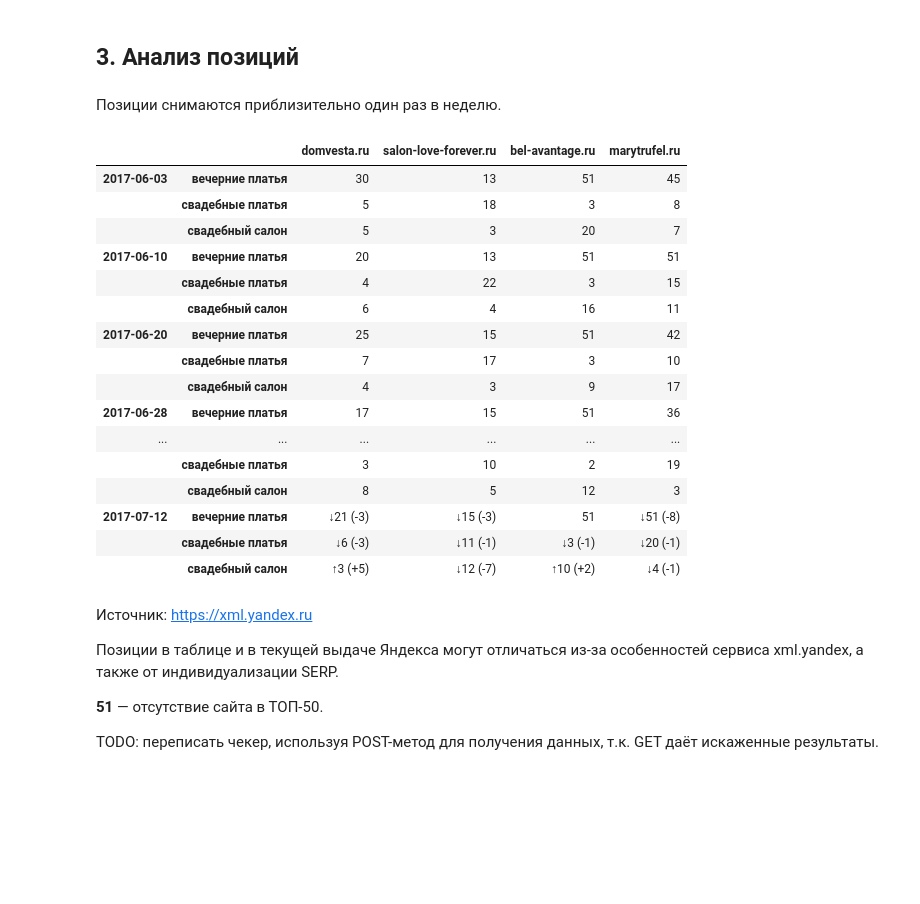
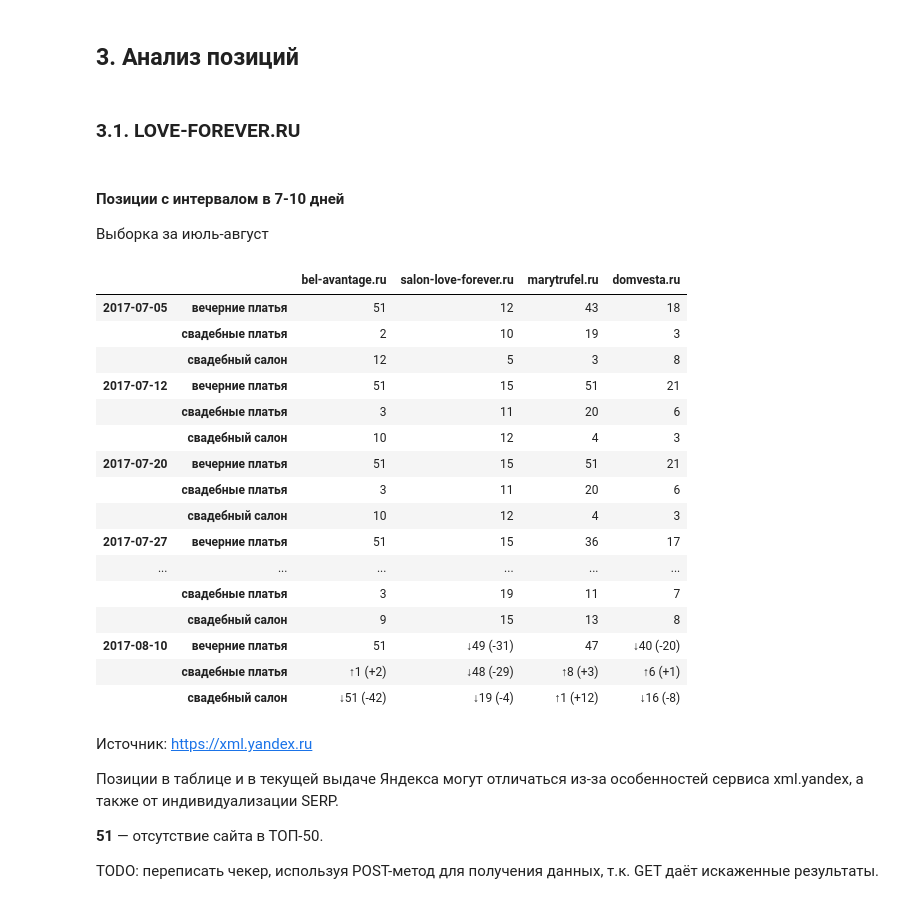
Before and after one commit to salon-love-forever/reports, a Jupyter notebook: slon-love-forever.ru.ipynb, the cells around one changed output. Drawn from its saved outputs; the diff is of its cells as text; code cells hidden in the pictures; blank space fills up the shorter version.

```diff
--- a/slon-love-forever.ru.ipynb
+++ b/slon-love-forever.ru.ipynb
@@ -141,27 +160,32 @@ ticks = ax.set_xticklabels(['{:%b %Y}'.format(x) for x in organic.index]);
 # %% [markdown]
 ## 3. Анализ позиций
-# %% [markdown]
-Позиции снимаются приблизительно один раз в неделю.
-# %%
-positions_dynamic
-# %% [output]
-|  |  | domvesta.ru | salon-love-forever.ru | bel-avantage.ru | marytrufel.ru |
-| 2017-06-03 | вечерние платья | 30 | 13 | 51 | 45 |
-|  | свадебные платья | 5 | 18 | 3 | 8 |
-|  | свадебный салон | 5 | 3 | 20 | 7 |
-| 2017-06-10 | вечерние платья | 20 | 13 | 51 | 51 |
-|  | свадебные платья | 4 | 22 | 3 | 15 |
-|  | свадебный салон | 6 | 4 | 16 | 11 |
-| 2017-06-20 | вечерние платья | 25 | 15 | 51 | 42 |
-|  | свадебные платья | 7 | 17 | 3 | 10 |
-|  | свадебный салон | 4 | 3 | 9 | 17 |
-| 2017-06-28 | вечерние платья | 17 | 15 | 51 | 36 |
-| ... | ... | ... | ... | ... | ... |
-|  | свадебные платья | 3 | 10 | 2 | 19 |
-|  | свадебный салон | 8 | 5 | 12 | 3 |
-| 2017-07-12 | вечерние платья | ↓21 (-3) | ↓15 (-3) | 51 | ↓51 (-8) |
-|  | свадебные платья | ↓6 (-3) | ↓11 (-1) | ↓3 (-1) | ↓20 (-1) |
-|  | свадебный салон | ↑3 (+5) | ↓12 (-7) | ↑10 (+2) | ↓4 (-1) |
+# %% [markdown]
+### 3.1. LOVE-FOREVER.RU
+# %% [markdown]
+#### Позиции с интервалом в 7-10 дней
+Выборка за июль-август
+# %%
+All = slice(None)
+# %%
+change_positions(positions.loc[(slice('2017-07','2017-08'), All), All])
+# %% [output]
+|  |  | bel-avantage.ru | salon-love-forever.ru | marytrufel.ru | domvesta.ru |
+| 2017-07-05 | вечерние платья | 51 | 12 | 43 | 18 |
+|  | свадебные платья | 2 | 10 | 19 | 3 |
+|  | свадебный салон | 12 | 5 | 3 | 8 |
+| 2017-07-12 | вечерние платья | 51 | 15 | 51 | 21 |
+|  | свадебные платья | 3 | 11 | 20 | 6 |
+|  | свадебный салон | 10 | 12 | 4 | 3 |
+| 2017-07-20 | вечерние платья | 51 | 15 | 51 | 21 |
+|  | свадебные платья | 3 | 11 | 20 | 6 |
+|  | свадебный салон | 10 | 12 | 4 | 3 |
+| 2017-07-27 | вечерние платья | 51 | 15 | 36 | 17 |
+| ... | ... | ... | ... | ... | ... |
+|  | свадебные платья | 3 | 19 | 11 | 7 |
+|  | свадебный салон | 9 | 15 | 13 | 8 |
+| 2017-08-10 | вечерние платья | 51 | ↓49 (-31) | 47 | ↓40 (-20) |
+|  | свадебные платья | ↑1 (+2) | ↓48 (-29) | ↑8 (+3) | ↑6 (+1) |
+|  | свадебный салон | ↓51 (-42) | ↓19 (-4) | ↑1 (+12) | ↓16 (-8) |
 # %% [markdown]
 Источник: https://xml.yandex.ru
 
```
Also changed, not shown: parts of 21 cells of this notebook, 2 other files.
